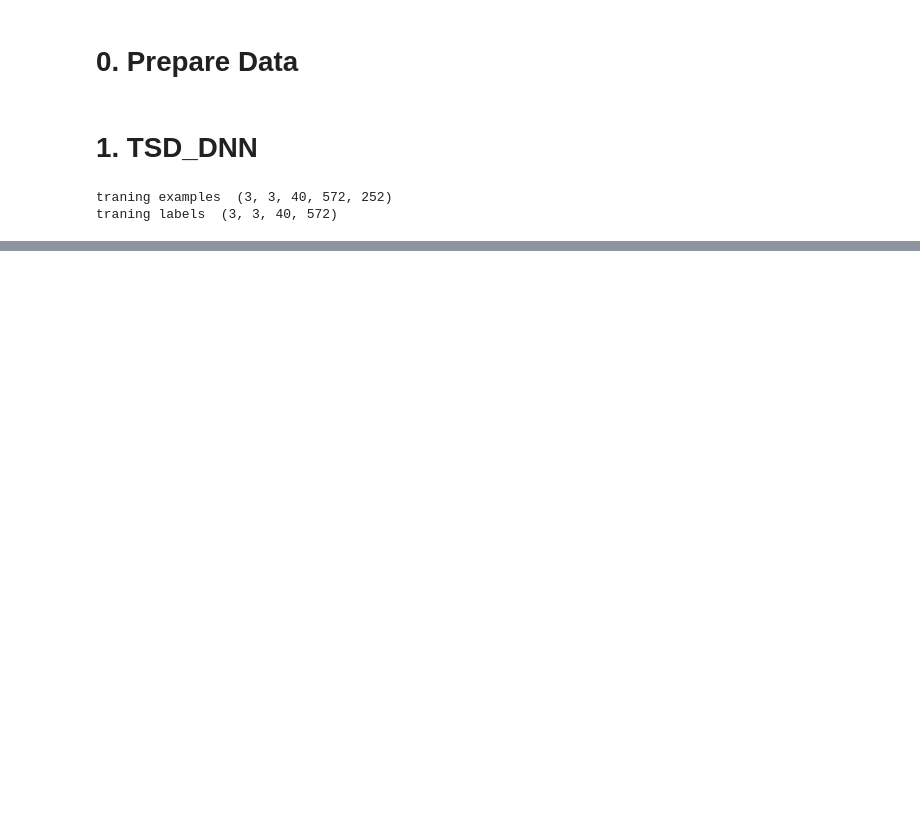
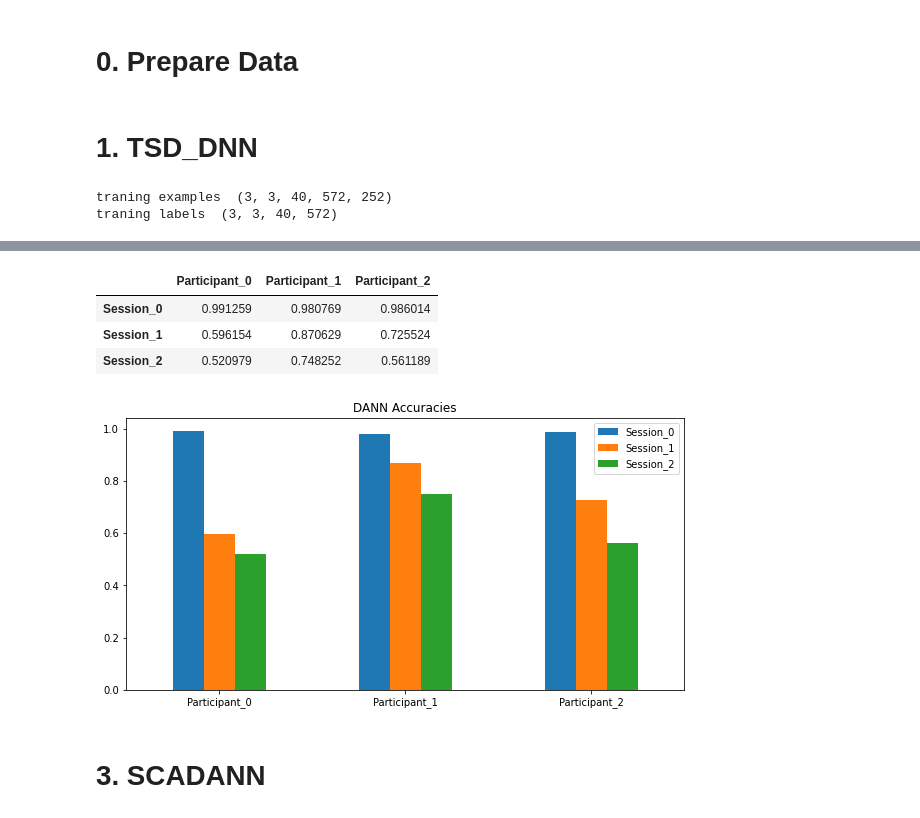
Before and after one commit to aonai/long_term_myo_notes, a Jupyter notebook: test_code/test_on_myo.ipynb, the cells around one changed output, grey strips where cells are left out. Saved outputs shown, nothing was run; the diff lists cells and outputs as text; code cells hidden in the pictures; blank space fills up the shorter version.

```diff
--- a/test_code/test_on_myo.ipynb
+++ b/test_code/test_on_myo.ipynb
@@ -103,0 +162,9 @@ plt.show()
+# %%
+save_path = "/home/laiy/gitrepos/msr_final/LongTermEMG_myo/TrainingsAndEvaluations/ForTrainingSessions/results_tsd"
+algo_name = "DANN"
+test_DANN_on_training_sessions(examples_datasets_train, labels_datasets_train,
+                              feature_vector_input_length=feature_vector_input_length,
+                              num_neurons=num_kernels, path_weights_DA=path_weights_DANN,
+                              algo_name=algo_name, save_path = save_path,
+                              path_weights_normal=path_weights_standard_DNN, number_of_classes=number_of_classes,
+                              cycle_for_test=3)
@@ -103,0 +189,22 @@ plt.show()
+# %%
+results_filename = save_path + '/predictions_' + algo_name + ".npy"
+results = np.load(results_filename, allow_pickle=True)
+DANN_acc = results[0]
+DANN_acc_overall = np.mean(DANN_acc)
+DANN_df = pd.DataFrame(DANN_acc.transpose(),
+                       index = [f'Session_{i}' for i in range(DANN_acc.shape[1])],
+                        columns = [f'Participant_{j}' for j in range(DANN_acc.shape[0])])
+DANN_df
+# %% [output]
+|  | Participant_0 | Participant_1 | Participant_2 |
+| Session_0 | 0.991259 | 0.980769 | 0.986014 |
+| Session_1 | 0.596154 | 0.870629 | 0.725524 |
+| Session_2 | 0.520979 | 0.748252 | 0.561189 |
+# %%
+DANN_df.transpose().plot.bar(rot=0, figsize=(10,5))
+plt.title("DANN Accuracies")
+plt.show()
+# %% [output]
+[figure, added]
+# %% [markdown]
+# 3. SCADANN
```
Also changed, not shown: parts of 22 cells of this notebook, 2 other files.
